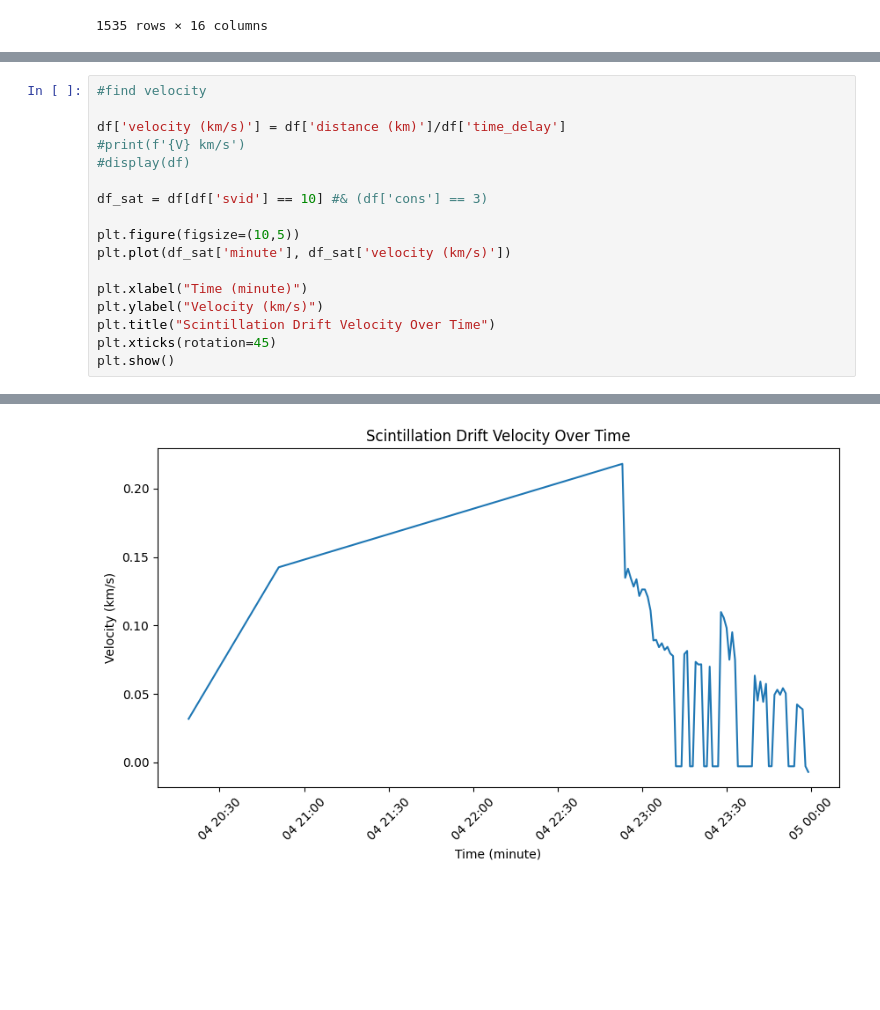
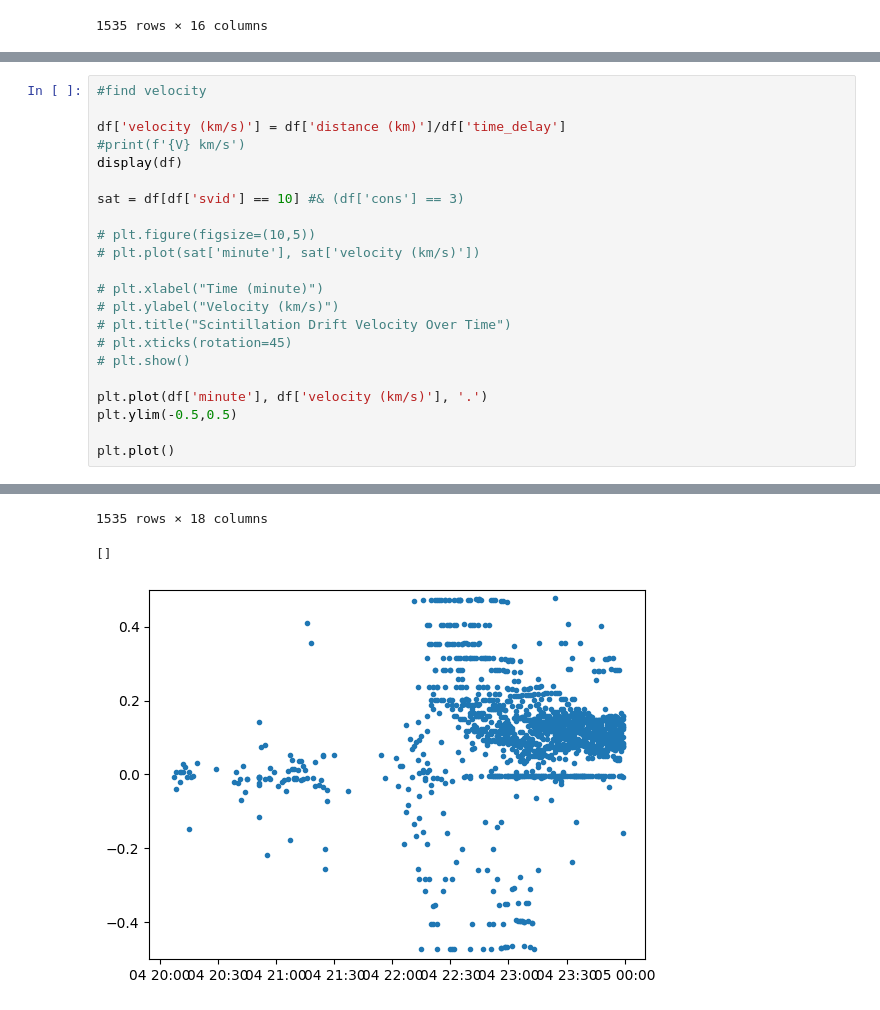
Before and after one commit to reeshabanumula/scintkit_summer, a Jupyter notebook: src/scintkit/space_receiver_processing/disectionV2.ipynb, the cells around one changed output, grey strips where cells are left out. Drawn from its saved outputs; the diff is of its cells as text; blank space fills up the shorter version.

```diff
--- a/src/scintkit/space_receiver_processing/disectionV2.ipynb
+++ b/src/scintkit/space_receiver_processing/disectionV2.ipynb
@@ -80,16 +91,21 @@ display(df)
 
 df['velocity (km/s)'] = df['distance (km)']/df['time_delay']
 #print(f'{V} km/s')
-#display(df)
+display(df)
 
-df_sat = df[df['svid'] == 10] #& (df['cons'] == 3)
+sat = df[df['svid'] == 10] #& (df['cons'] == 3)
 
-plt.figure(figsize=(10,5))
-plt.plot(df_sat['minute'], df_sat['velocity (km/s)'])
+# plt.figure(figsize=(10,5))
+# plt.plot(sat['minute'], sat['velocity (km/s)'])
 
-plt.xlabel("Time (minute)")
-plt.ylabel("Velocity (km/s)")
-plt.title("Scintillation Drift Velocity Over Time")
-plt.xticks(rotation=45)
-plt.show()
+# plt.xlabel("Time (minute)")
+# plt.ylabel("Velocity (km/s)")
+# plt.title("Scintillation Drift Velocity Over Time")
+# plt.xticks(rotation=45)
+# plt.show()
+
+plt.plot(df['minute'], df['velocity (km/s)'], '.')
+plt.ylim(-0.5,0.5)
+
+plt.plot()
 # %% [output]
@@ -96,4 +124,6 @@ plt.show()
+1535 rows × 18 columns
+[]
-[figure, old version]
+[figure, new version]
 # %%
 #plotting
 #sat should be in config
```
Also changed, not shown: parts of 8 cells of this notebook, 6 other files.
